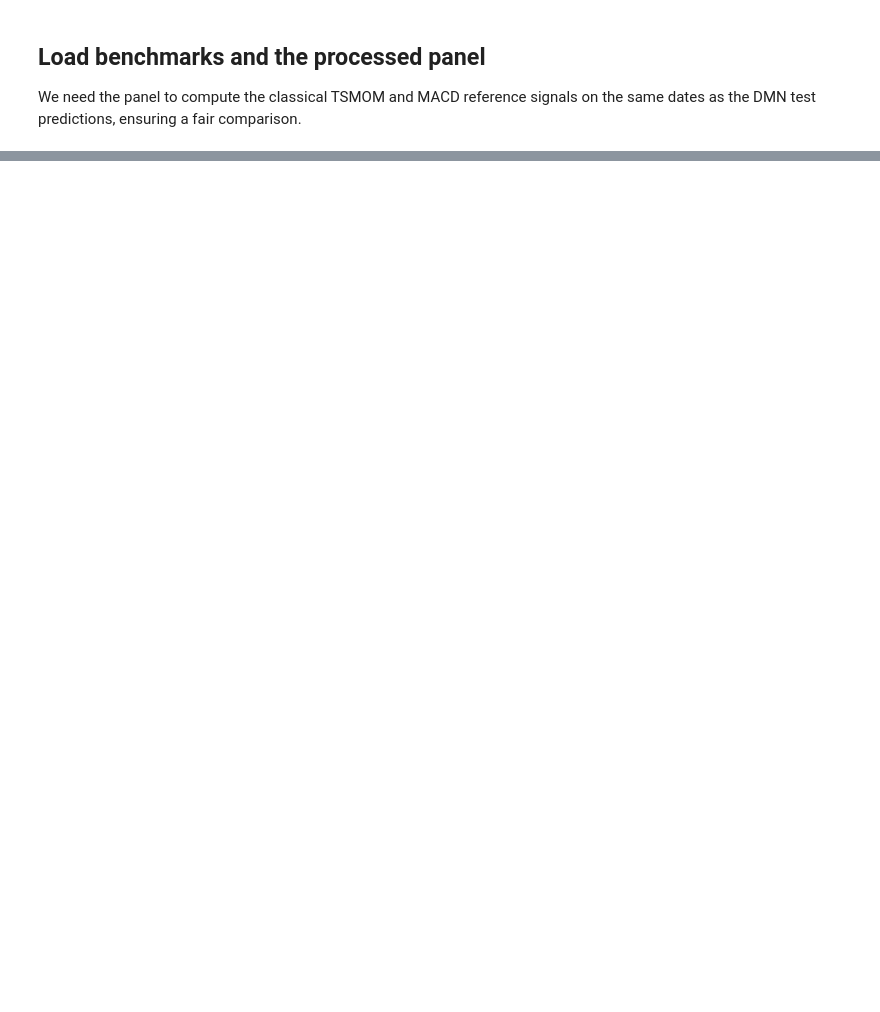
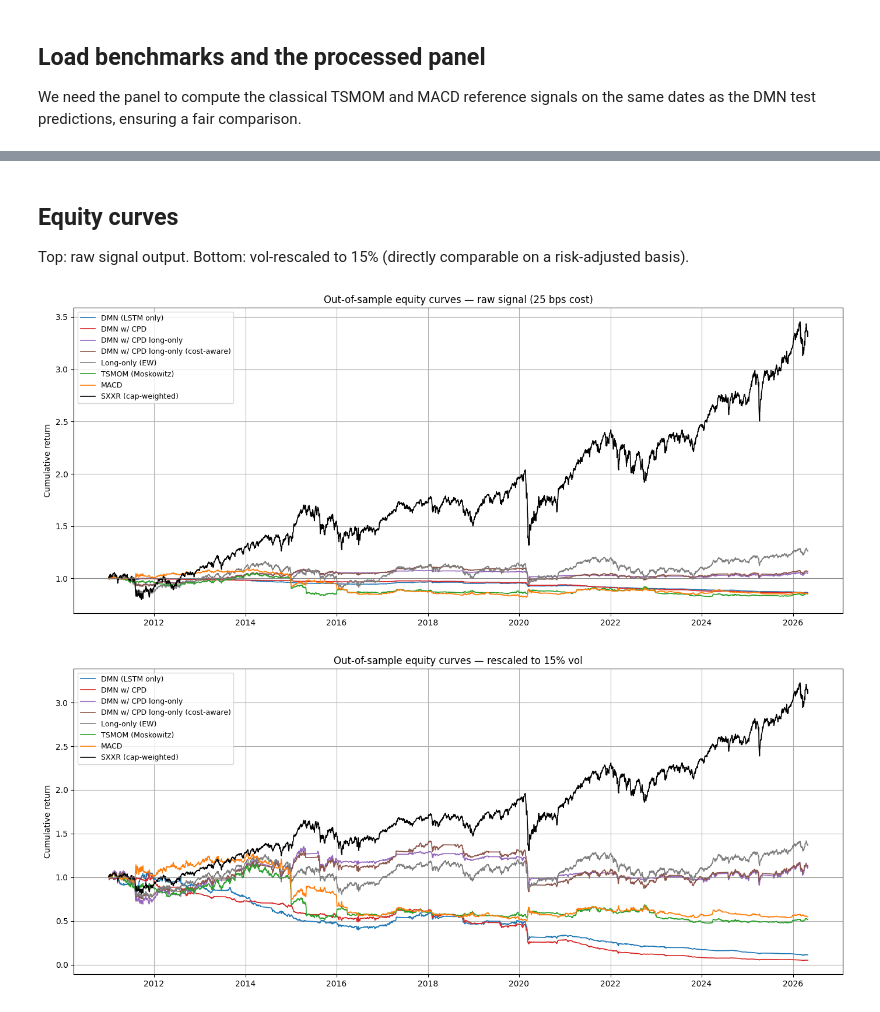
Before and after one commit to Edoardovona/STOXX600_DeepMomentumNetwork, a Jupyter notebook: notebooks/04_backtest.ipynb, the cells around one changed output, grey strips where cells are left out. Drawn from its saved outputs; the diff is of its cells as text; code cells hidden in the pictures; blank space fills up the shorter version.

```diff
--- a/notebooks/04_backtest.ipynb
+++ b/notebooks/04_backtest.ipynb
@@ -369,16 +106,0 @@ Trailing 252-day Sharpe to assess regime-dependence and the CPD module's value-a
-# %%
-def rolling_sharpe(returns: pd.Series, window: int = 252) -> pd.Series:
-    r = returns.dropna()
-    return (r.rolling(window).mean() / r.rolling(window).std()) * np.sqrt(252)
-
-fig, ax = plt.subplots(figsize=(14, 5))
-for label in ["dmn_baseline_net", "dmn_cpd_net", "dmn_cpd_longonly_net"]:
-    if label not in portfolios: continue
-    rs = rolling_sharpe(portfolios[label])
-    ax.plot(rs.index, rs.values, lw=1.2,
-             color=PALETTE[label], label=LABELS[label])
-
-ax.axhline(0, color="black", lw=0.5)
-ax.set_title("Trailing 252-day Sharpe ratio")
-ax.set_ylabel("Rolling Sharpe (1y)"); ax.legend(loc="upper left", fontsize=9)
-plt.tight_layout(); plt.show()
@@ -498,0 +375,48 @@ print(f"  cost_sensitivity.csv    (paper Exhibit 8)")
+# %% [markdown]
+## Equity curves
+
+Top: raw signal output. Bottom: vol-rescaled to 15% (directly comparable on a risk-adjusted basis).
+# %%
+PALETTE = {
+    "dmn_baseline_net":           "#1f77b4",
+    "dmn_cpd_net":                "#d62728",
+    "dmn_cpd_longonly_net":       "#9467bd",
+    "dmn_cpd_longonly_tc_net":    "#8c564b",
+    "long_only_net":              "#7f7f7f",
+    "moskowitz_net":              "#2ca02c",
+    "macd_net":                   "#ff7f0e",
+    "sxxr":                       "#000000",
+}
+LABELS = {
+    "dmn_baseline_net":           "DMN (LSTM only)",
+    "dmn_cpd_net":                "DMN w/ CPD",
+    "dmn_cpd_longonly_net":       "DMN w/ CPD long-only",
+    "dmn_cpd_longonly_tc_net":    "DMN w/ CPD long-only (cost-aware)",
+    "long_only_net":              "Long-only (EW)",
+    "moskowitz_net":              "TSMOM (Moskowitz)",
+    "macd_net":                   "MACD",
+    "sxxr":                       "SXXR (cap-weighted)",
+}
+
+def plot_equity_curves(portfolios_dict, title_suffix, palette, labels, log=False):
+    fig, ax = plt.subplots(figsize=(14, 6))
+    for label, ret in portfolios_dict.items():
+        if label not in palette:
+            continue
+        cum = (1 + ret.dropna()).cumprod()
+        ax.plot(cum.index, cum.values, lw=1.2,
+                color=palette[label], label=labels[label])
+    if log:
+        ax.set_yscale("log")
+    ax.set_title(f"Out-of-sample equity curves — {title_suffix}")
+    ax.set_ylabel("Cumulative return" + (" (log)" if log else ""))
+    ax.axhline(1.0, color="gray", lw=0.5)
+    ax.legend(loc="upper left", fontsize=9)
+    plt.tight_layout()
+    plt.show()
+
+plot_equity_curves(portfolios, f"raw signal ({TRANSACTION_COST*1e4:.0f} bps cost)", PALETTE, LABELS, log=False)
+plot_equity_curves(rescaled, f"rescaled to {TARGET_VOL:.0%} vol", PALETTE, LABELS, log=False)
+# %% [output]
+[figure, added]
+[figure, added]
```
Also changed, not shown: parts of 47 cells of this notebook, 11 other files.
